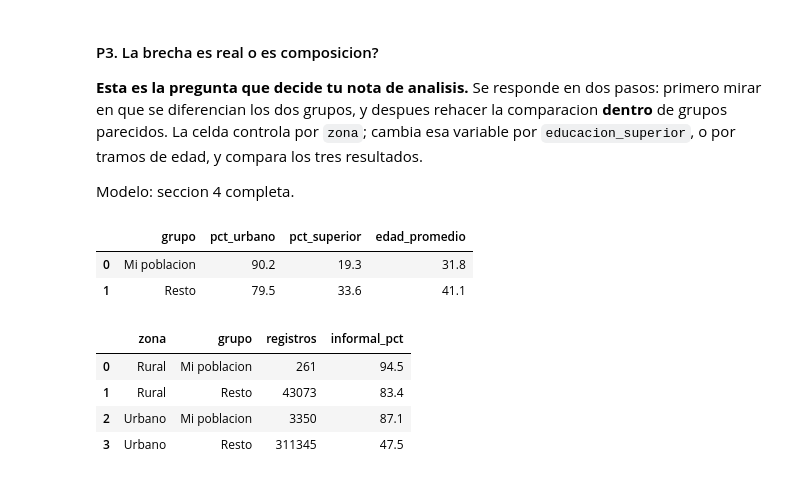
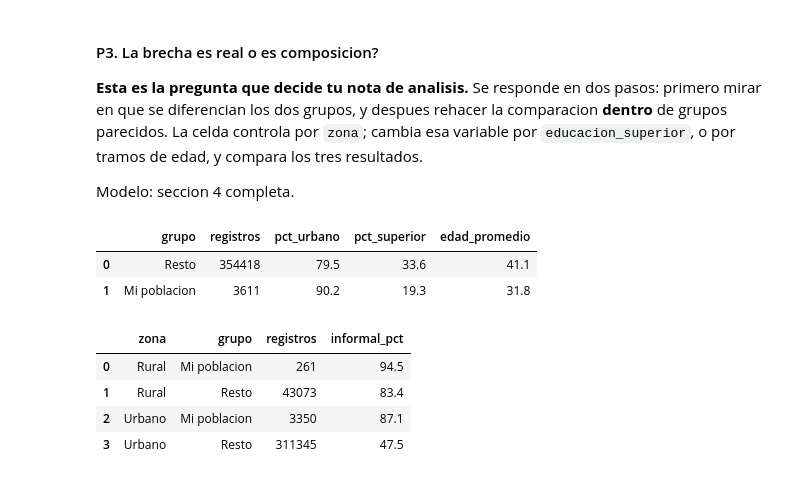
Before and after one commit to YourFavouriteDataSuperstar/Data-Xperience, a Jupyter notebook: notebooks/07_proyecto_final_equilab.ipynb, the cells around one changed output. Drawn from its saved outputs; the diff is of its cells as text; code cells hidden in the pictures.

```diff
--- a/notebooks/07_proyecto_final_equilab.ipynb
+++ b/notebooks/07_proyecto_final_equilab.ipynb
@@ -590,18 +591,19 @@ Modelo: seccion 4 completa.
 # %%
 # Paso 1: en que se diferencian los dos grupos, ademas de la informalidad
 con.execute(f"""
 SELECT CASE WHEN {MI_DIMENSION} = 1 THEN 'Mi poblacion' ELSE 'Resto' END AS grupo,
+       count(*)                                                                      AS registros,
        round(100 * sum(CASE WHEN zona = 'Urbano' THEN fex END) / sum(fex), 1)        AS pct_urbano,
        round(100 * sum(CASE WHEN educacion_superior = 1 THEN fex END) / sum(fex), 1) AS pct_superior,
        round(sum(fex * edad) / sum(fex), 1)                                          AS edad_promedio
 FROM personas
 WHERE anio = 2025 AND ocupado = 1
 GROUP BY 1
 """).df()
 # %% [output]
-|  | grupo | pct_urbano | pct_superior | edad_promedio |
-| 0 | Mi poblacion | 90.2 | 19.3 | 31.8 |
-| 1 | Resto | 79.5 | 33.6 | 41.1 |
+|  | grupo | registros | pct_urbano | pct_superior | edad_promedio |
+| 0 | Resto | 354418 | 79.5 | 33.6 | 41.1 |
+| 1 | Mi poblacion | 3611 | 90.2 | 19.3 | 31.8 |
 # %%
 # Paso 2: la misma comparacion, pero dentro de cada grupo parecido
 # Cambia 'zona' por 'educacion_superior' y vuelve a ejecutar.
```
Also changed, not shown: parts of 6 cells of this notebook, 1 other file.
